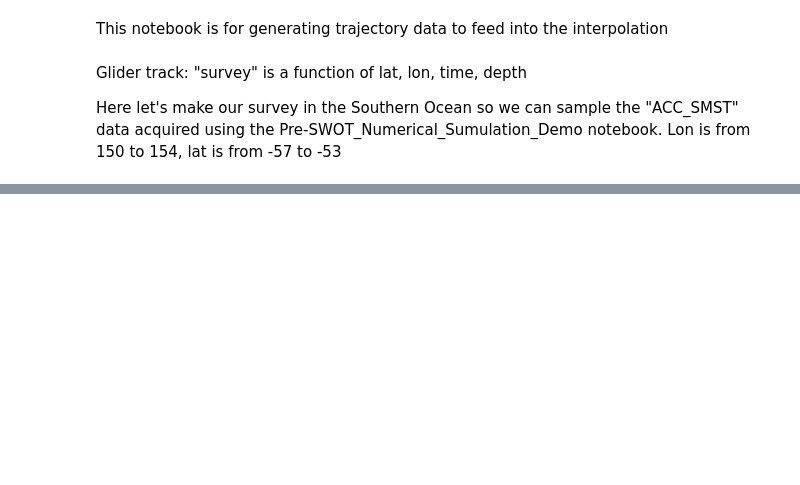
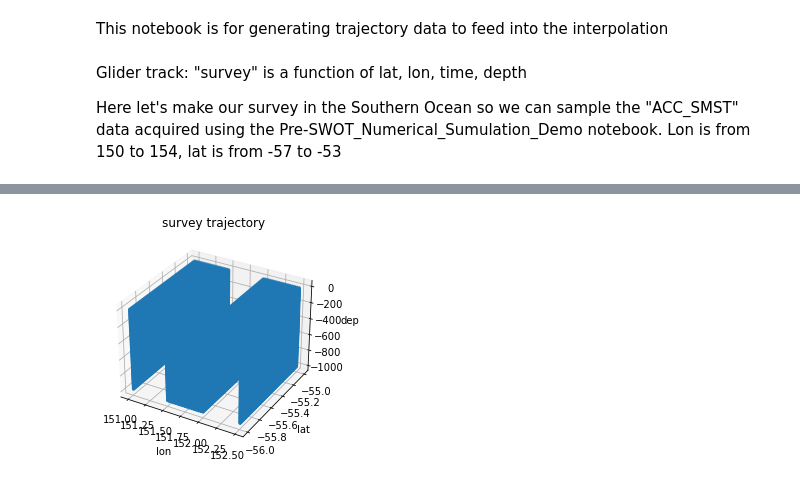
Before and after one commit to oceanhackweek/ohw21-proj-model-subsampling, a Jupyter notebook: make_trajectory.ipynb, the cells around one changed output, grey strips where cells are left out. Saved outputs shown, nothing was run; the diff lists cells and outputs as text; code cells hidden in the pictures; blank space fills up the shorter version.

```diff
--- a/make_trajectory.ipynb
+++ b/make_trajectory.ipynb
@@ -62,7 +62,7 @@ plt.plot(xwaypoints, ywaypoints,'.-')
 # use the time between vertical measurements
 # for now, use a constant  vertical resolution (can change this later)
 zresolution = 10 # meters
-zprofile = np.arange(zrange[0],zrange[1],zresolution) # depths for one profile
+zprofile = np.arange(zrange[0],zrange[1],-zresolution) # depths for one profile
 ztwoway = np.append(zprofile,zprofile[-1:0:-1])
 
 dt = zresolution / vspeed # sampling resolution in seconds
@@ -118,0 +121,14 @@ survey.to_netcdf('survey_trajectory.nc',format='netcdf4', engine='h5netcdf',enco
+# %%
+# plot
+fig = plt.figure()
+ax = fig.add_subplot(projection='3d')
+
+ax.scatter(xs, ys, zs, marker='.')
+
+ax.set_xlabel('lon')
+ax.set_ylabel('lat')
+ax.set_zlabel('dep')
+ax.set_title('survey trajectory')
+plt.show()
+# %% [output]
+[figure, added]
```
Also changed, not shown: parts of 2 cells of this notebook.
